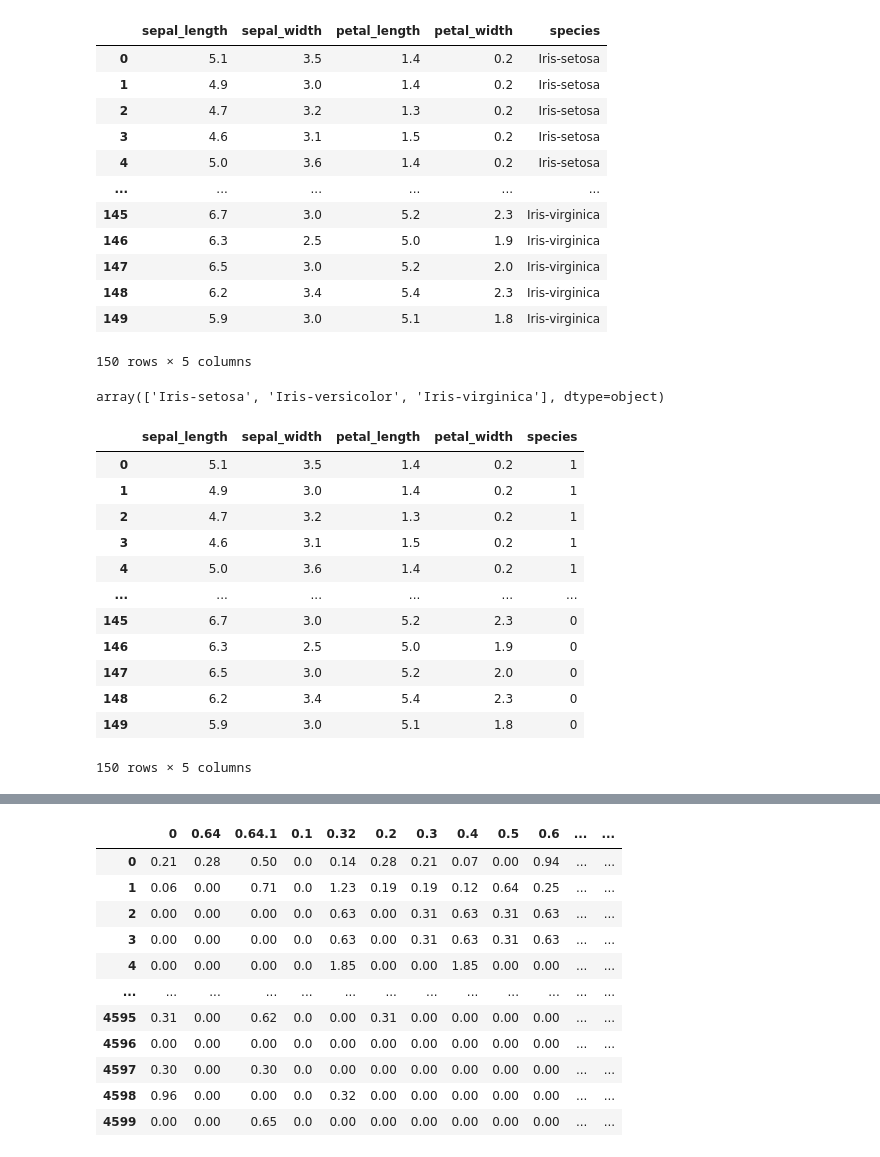
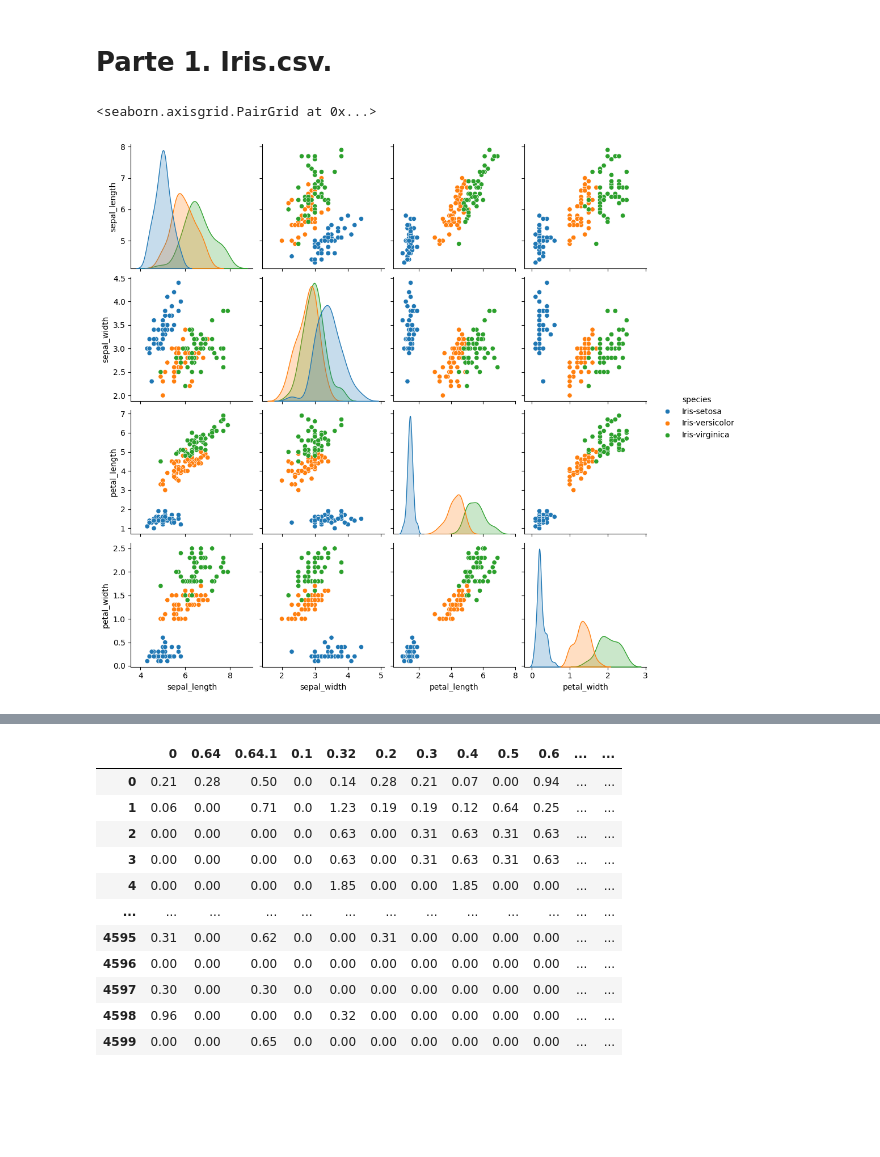
Before and after one commit to danielrobapaz/CI5438-Proyecto2, a Jupyter notebook: testing.ipynb, the cells around one changed output, grey strips where cells are left out. Saved outputs shown, nothing was run; the diff lists cells and outputs as text; code cells hidden in the pictures; blank space fills up the shorter version.

```diff
--- a/testing.ipynb
+++ b/testing.ipynb
@@ -5,42 +9,15 @@ from Neural_Network import Neural_Network
+# %% [markdown]
+# Parte 1. Iris.csv.
 # %%
 iris = pd.read_csv('datasets/iris.csv')
-iris
-# %% [output]
-|  | sepal_length | sepal_width | petal_length | petal_width | species |
-| 0 | 5.1 | 3.5 | 1.4 | 0.2 | Iris-setosa |
-| 1 | 4.9 | 3.0 | 1.4 | 0.2 | Iris-setosa |
-| 2 | 4.7 | 3.2 | 1.3 | 0.2 | Iris-setosa |
-| 3 | 4.6 | 3.1 | 1.5 | 0.2 | Iris-setosa |
-| 4 | 5.0 | 3.6 | 1.4 | 0.2 | Iris-setosa |
-| ... | ... | ... | ... | ... | ... |
-| 145 | 6.7 | 3.0 | 5.2 | 2.3 | Iris-virginica |
-| 146 | 6.3 | 2.5 | 5.0 | 1.9 | Iris-virginica |
-| 147 | 6.5 | 3.0 | 5.2 | 2.0 | Iris-virginica |
-| 148 | 6.2 | 3.4 | 5.4 | 2.3 | Iris-virginica |
-| 149 | 5.9 | 3.0 | 5.1 | 1.8 | Iris-virginica |
-150 rows × 5 columns
-# %%
-iris['species'].unique()
-# %% [output]
-array(['Iris-setosa', 'Iris-versicolor', 'Iris-virginica'], dtype=object)
+# %%
+sns.pairplot(data=iris, hue='species')
+# %% [output]
+<seaborn.axisgrid.PairGrid at 0x...>
+[figure, added]
 # %%
 iris_setosa = iris.copy()
 iris_setosa['species'] = iris_setosa['species'].apply(lambda s: 1 if s == 'Iris-setosa' else 0)
-iris_setosa
-# %% [output]
-|  | sepal_length | sepal_width | petal_length | petal_width | species |
-| 0 | 5.1 | 3.5 | 1.4 | 0.2 | 1 |
-| 1 | 4.9 | 3.0 | 1.4 | 0.2 | 1 |
-| 2 | 4.7 | 3.2 | 1.3 | 0.2 | 1 |
-| 3 | 4.6 | 3.1 | 1.5 | 0.2 | 1 |
-| 4 | 5.0 | 3.6 | 1.4 | 0.2 | 1 |
-| ... | ... | ... | ... | ... | ... |
-| 145 | 6.7 | 3.0 | 5.2 | 2.3 | 0 |
-| 146 | 6.3 | 2.5 | 5.0 | 1.9 | 0 |
-| 147 | 6.5 | 3.0 | 5.2 | 2.0 | 0 |
-| 148 | 6.2 | 3.4 | 5.4 | 2.3 | 0 |
-| 149 | 5.9 | 3.0 | 5.1 | 1.8 | 0 |
-150 rows × 5 columns
 # %%
 iris_versicolor = iris.copy()
 iris_versicolor['species'] = iris_versicolor['species'].apply(lambda s: 1 if s == 'Iris-versicolor' else 0)
```
Also changed, not shown: parts of 23 cells of this notebook, 1 other file.
